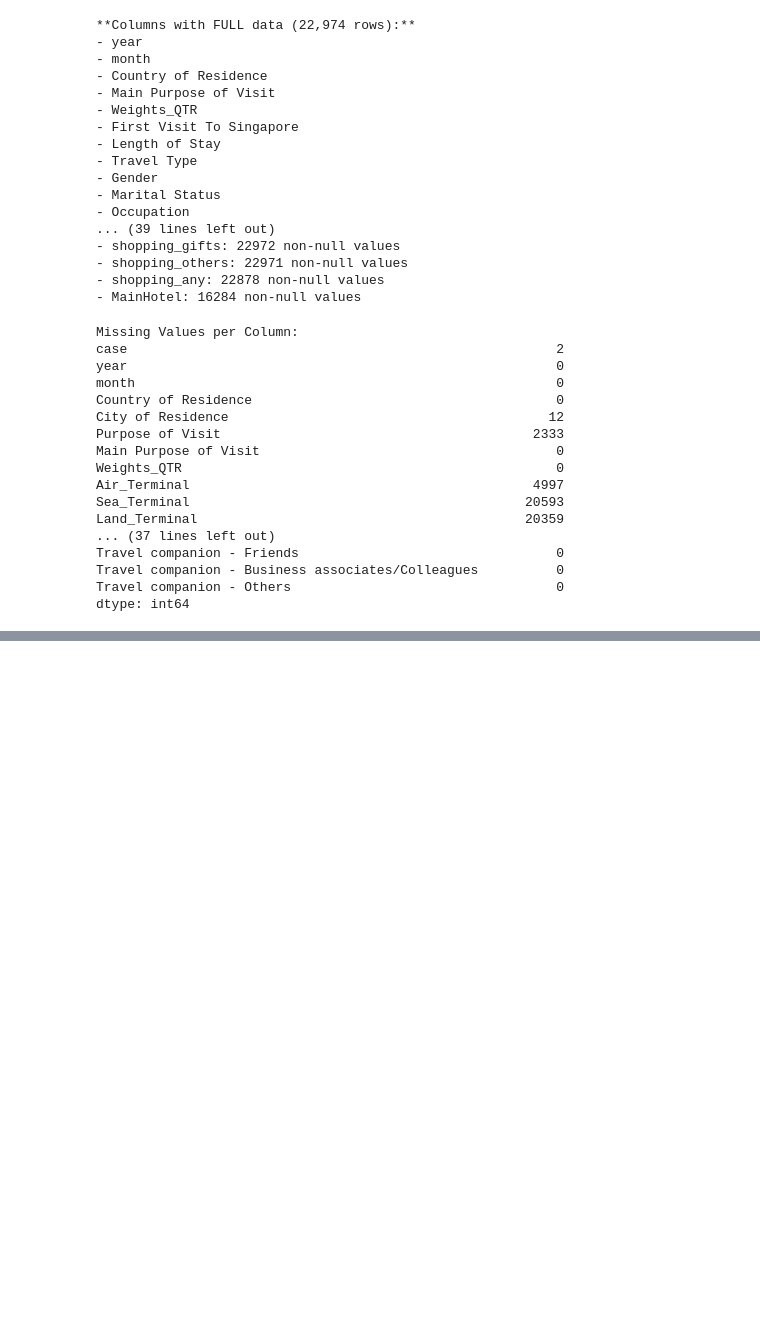
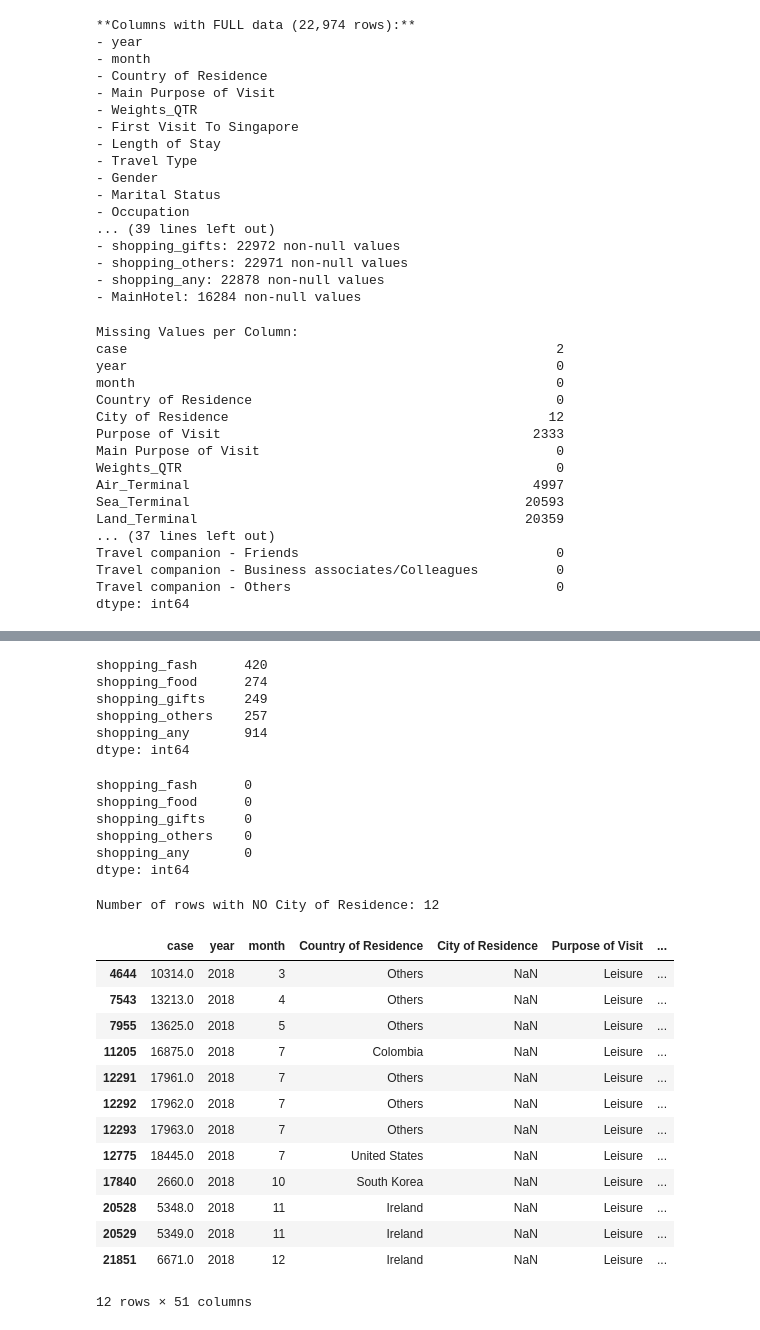
Before and after one commit to alvinhh01/Tourism, a Jupyter notebook: Datafile.ipynb, the cells around one changed output, grey strips where cells are left out. Cells and saved outputs as stored; diff of their text form; code cells hidden in the pictures; blank space fills up the shorter version.

```diff
--- a/Datafile.ipynb
+++ b/Datafile.ipynb
@@ -5,5 +7,6 @@ import seaborn as sns
 # %%
-df = pd.read_excel(r"C:\Users\Admin\data stb\mock survey data 3.1.xlsx")
+# df = pd.read_excel(r"C:\Users\Admin\data stb\mock survey data 3.1.xlsx") #desktop
+df = pd.read_excel(r"C:\Users\alvin\Tourism assignment\mock survey data 3.1.xlsx")
 # %%
 df
 # %% [output]
@@ -258,0 +300,49 @@ Number of rows with NO terminal data: 3
+# %%
+df[['shopping_fash', 'shopping_food', 'shopping_gifts', 'shopping_others', 'shopping_any']].nunique()
+# %% [output]
+shopping_fash      420
+shopping_food      274
+shopping_gifts     249
+shopping_others    257
+shopping_any       914
+dtype: int64
+# %%
+# Preprocessing data - part 1 - impute 'shopping_fash', 'shopping_food', 'shopping_others', 'shopping_any'
+
+df_trans = df.copy(deep=True)
+impute_cols = ['shopping_fash', 'shopping_food', 'shopping_gifts', 'shopping_others', 'shopping_any']
+
+knn_imputer = KNNImputer(n_neighbors=5, weights="uniform")
+df_trans[impute_cols] = knn_imputer.fit_transform(df_trans[impute_cols])
+# %%
+df_trans[['shopping_fash', 'shopping_food', 'shopping_gifts', 'shopping_others', 'shopping_any']].isnull().sum()
+# %% [output]
+shopping_fash      0
+shopping_food      0
+shopping_gifts     0
+shopping_others    0
+shopping_any       0
+dtype: int64
+# %%
+# Filter rows where missing city of residence
+no_city_resid_df = df_trans[df_trans['City of Residence'].isnull()]
+
+# Show the result
+print(f"Number of rows with NO City of Residence: {len(no_city_resid_df)}")
+display(no_city_resid_df)
+# %% [output]
+Number of rows with NO City of Residence: 12
+|  | case | year | month | Country of Residence | City of Residence | Purpose of Visit | ... |
+| 4644 | 10314.0 | 2018 | 3 | Others | NaN | Leisure | ... |
+| 7543 | 13213.0 | 2018 | 4 | Others | NaN | Leisure | ... |
+| 7955 | 13625.0 | 2018 | 5 | Others | NaN | Leisure | ... |
+| 11205 | 16875.0 | 2018 | 7 | Colombia | NaN | Leisure | ... |
+| 12291 | 17961.0 | 2018 | 7 | Others | NaN | Leisure | ... |
+| 12292 | 17962.0 | 2018 | 7 | Others | NaN | Leisure | ... |
+| 12293 | 17963.0 | 2018 | 7 | Others | NaN | Leisure | ... |
+| 12775 | 18445.0 | 2018 | 7 | United States | NaN | Leisure | ... |
+| 17840 | 2660.0 | 2018 | 10 | South Korea | NaN | Leisure | ... |
+| 20528 | 5348.0 | 2018 | 11 | Ireland | NaN | Leisure | ... |
+| 20529 | 5349.0 | 2018 | 11 | Ireland | NaN | Leisure | ... |
+| 21851 | 6671.0 | 2018 | 12 | Ireland | NaN | Leisure | ... |
+12 rows × 51 columns
```
Also changed, not shown: parts of 39 cells of this notebook.
